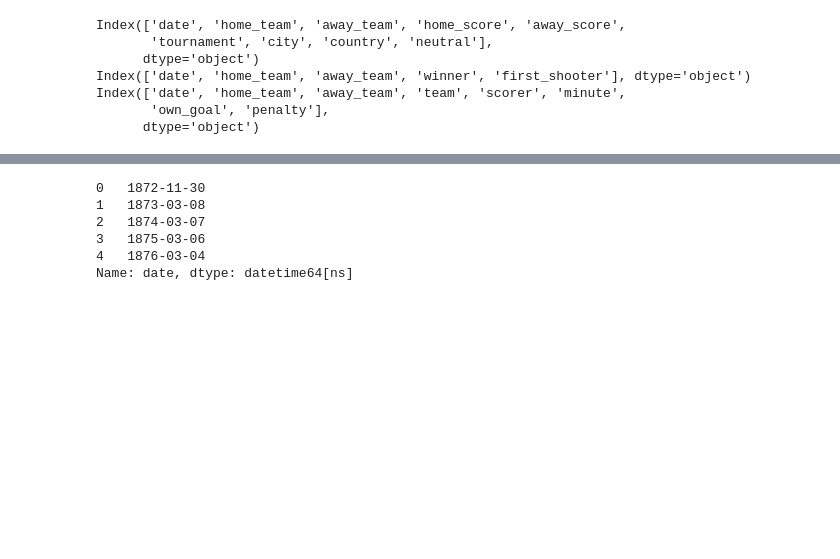
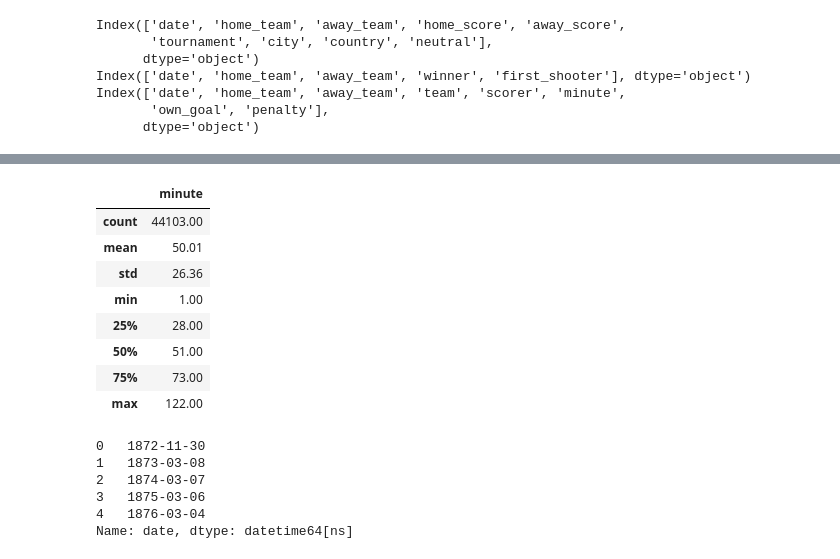
Before and after one commit to joelie1105/international_results_project, a Jupyter notebook: international_results.ipynb, the cells around one changed output, grey strips where cells are left out. Saved outputs shown, nothing was run; the diff lists cells and outputs as text; code cells hidden in the pictures; blank space fills up the shorter version.

```diff
--- a/international_results.ipynb
+++ b/international_results.ipynb
@@ -60,3 +181,15 @@ memory usage: 3.0+ MB
+# %%
+goalscorers.describe().round(2)
+# %% [output]
+|  | minute |
+| count | 44103.00 |
+| mean | 50.01 |
+| std | 26.36 |
+| min | 1.00 |
+| 25% | 28.00 |
+| 50% | 51.00 |
+| 75% | 73.00 |
+| max | 122.00 |
 # %%
 results['date'] = pd.to_datetime(results['date'], format='%Y-%m-%d')
 #results['year'] = results['date'].dt.year
```
Also changed, not shown: parts of 12 cells of this notebook, 1 other file.
